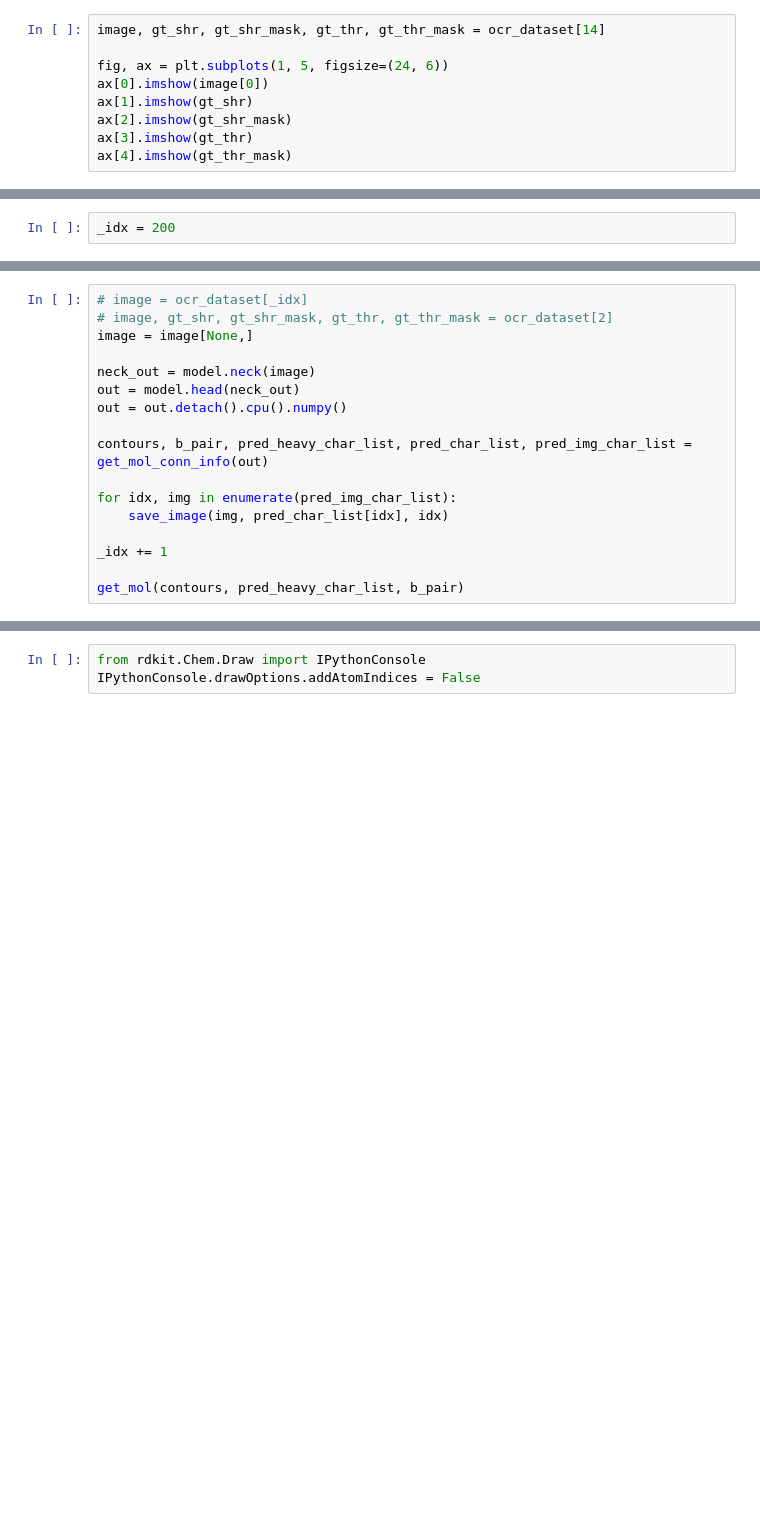
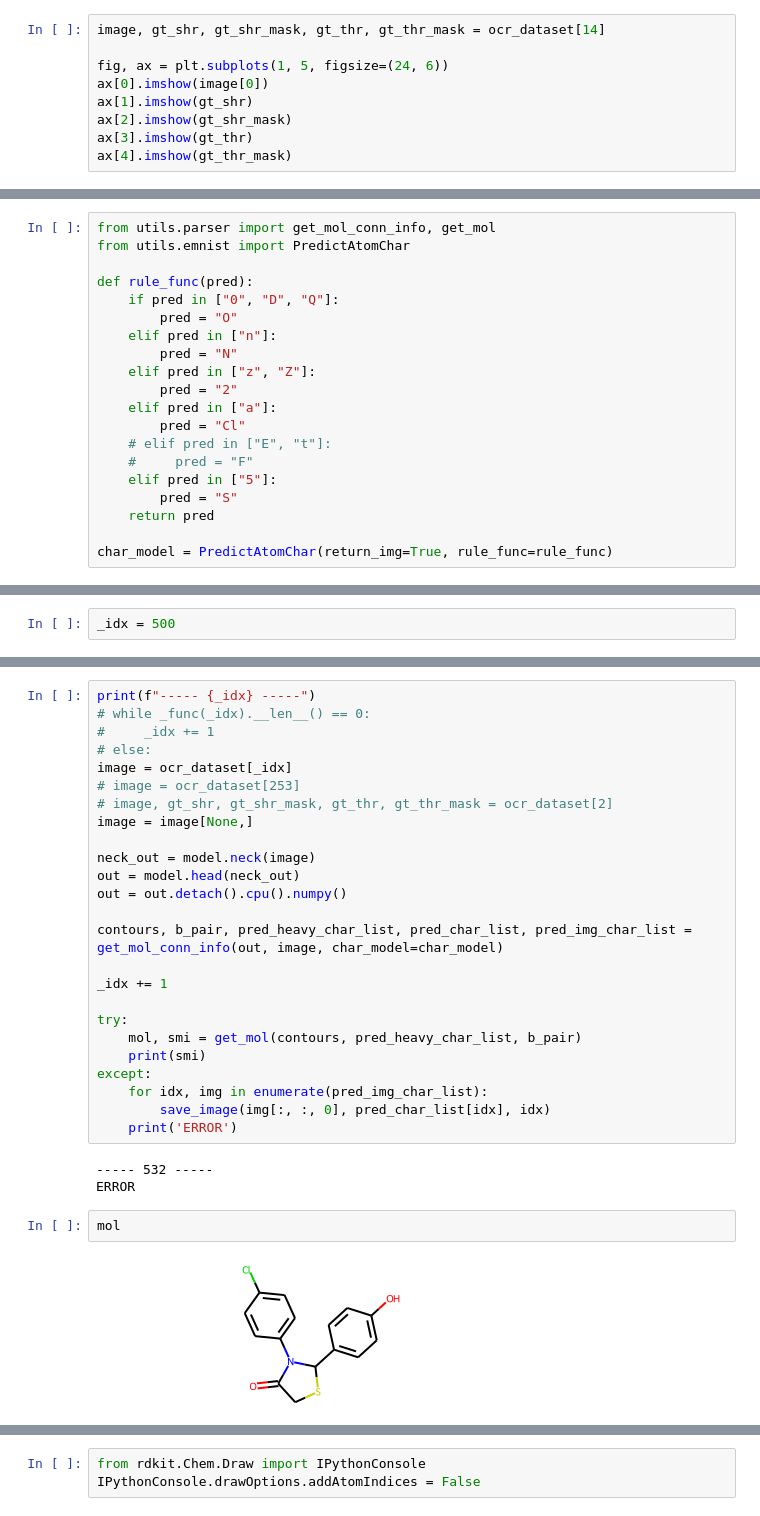
Before and after one commit to duaibeom/chemOCR, a Jupyter notebook: test.ipynb, the cells around one changed output, grey strips where cells are left out. Cells and saved outputs as stored; diff of their text form; blank space fills up the shorter version.

```diff
--- a/test.ipynb
+++ b/test.ipynb
@@ -95,0 +102,20 @@ from utils.parser import get_mol_conn_info, get_mol
+# %%
+from utils.parser import get_mol_conn_info, get_mol
+from utils.emnist import PredictAtomChar
+
+def rule_func(pred):
+    if pred in ["0", "D", "Q"]:
+        pred = "O"
+    elif pred in ["n"]:
+        pred = "N"
+    elif pred in ["z", "Z"]:
+        pred = "2"
+    elif pred in ["a"]:
+        pred = "Cl"
+    # elif pred in ["E", "t"]:
+    #     pred = "F"
+    elif pred in ["5"]:
+        pred = "S"
+    return pred
+
+char_model = PredictAtomChar(return_img=True, rule_func=rule_func)
@@ -96,2 +126,2 @@ from utils.parser import get_mol_conn_info, get_mol
 # %%
-_idx = 200
+_idx = 500
@@ -98,5 +157,10 @@ _idx = 200
 # %%
-# image = ocr_dataset[_idx]
+print(f"----- {_idx} -----")
+# while _func(_idx).__len__() == 0:
+#     _idx += 1
+# else:
+image = ocr_dataset[_idx]
+# image = ocr_dataset[253]
 # image, gt_shr, gt_shr_mask, gt_thr, gt_thr_mask = ocr_dataset[2]
 image = image[None,]
 
@@ -104,11 +168,21 @@ neck_out = model.neck(image)
 out = model.head(neck_out)
 out = out.detach().cpu().numpy()
 
-contours, b_pair, pred_heavy_char_list, pred_char_list, pred_img_char_list = get_mol_conn_info(out)
-
-for idx, img in enumerate(pred_img_char_list):
-    save_image(img, pred_char_list[idx], idx)
+contours, b_pair, pred_heavy_char_list, pred_char_list, pred_img_char_list = get_mol_conn_info(out, image, char_model=char_model)
 
 _idx += 1
 
-get_mol(contours, pred_heavy_char_list, b_pair)
+try:
+    mol, smi = get_mol(contours, pred_heavy_char_list, b_pair)
+    print(smi)
+except:
+    for idx, img in enumerate(pred_img_char_list):
+        save_image(img[:, :, 0], pred_char_list[idx], idx)
+    print('ERROR')
+# %% [output]
+----- 532 -----
+ERROR
+# %%
+mol
+# %% [output]
+[figure, added]
```
Also changed, not shown: parts of 15 cells of this notebook, 19 other files.
